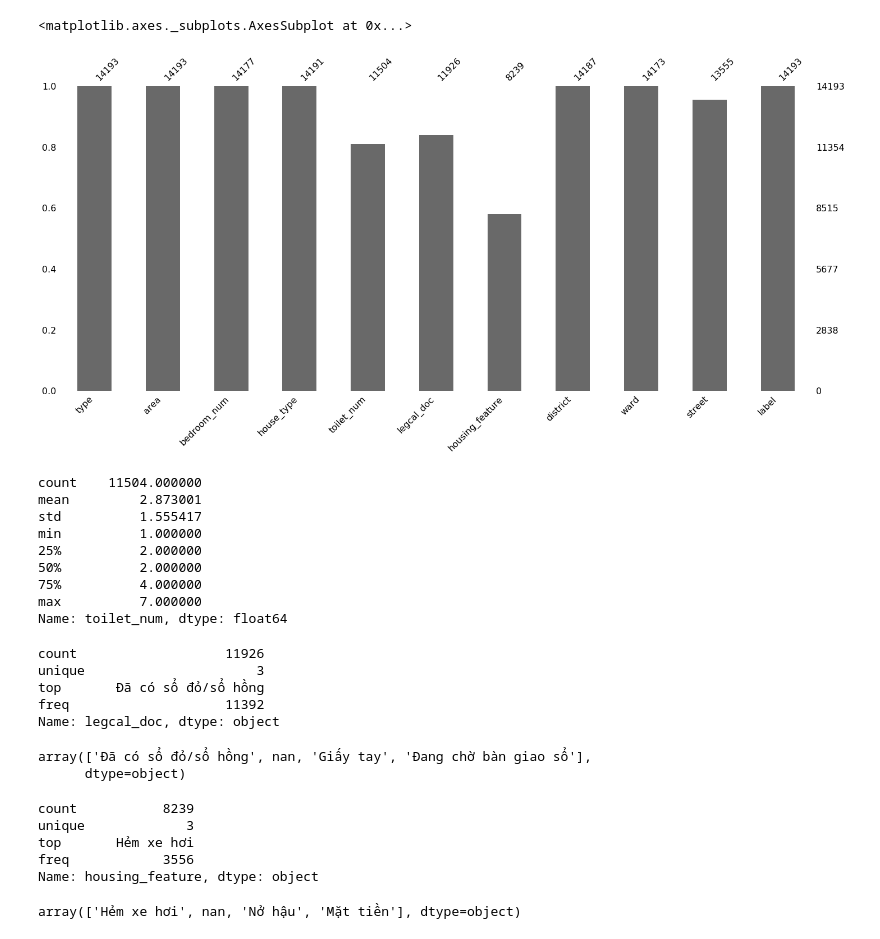
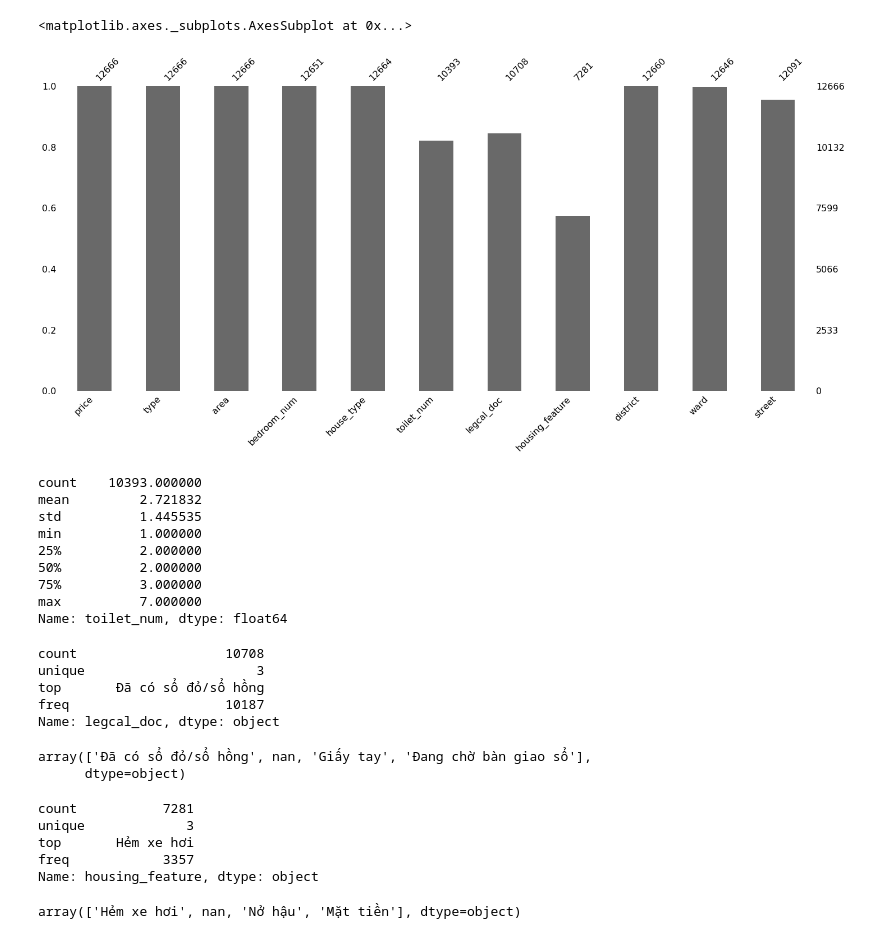
Before and after one commit to VoNhatVinh/DataScienceProject, a Jupyter notebook: data/Untitled.ipynb, the cells around one changed output. Cells and saved outputs as stored; diff of their text form; code cells hidden in the pictures.

```diff
--- a/data/Untitled.ipynb
+++ b/data/Untitled.ipynb
@@ -22,2 +22,0 @@ train.sample(3)
-# %%
-x = train.price.describe()
@@ -24,27 +37,41 @@ x = train.price.describe()
 # %%
-class CatePriceDrop(BaseEstimator, TransformerMixin):
+train_pre1 = train[(train.price >= 1e8) & (train.price <= 1e10)].copy()
+train_pre1['type'] = train_pre1['type'].apply(lambda x: x if x == 'Môi giới' else 'Khác')
+train_pre1.drop(columns=['time','link','address',
+                     'title','city','description',
+                     'block_name','total_floor','direction'], inplace=True)
+
+class CateCol(BaseEstimator, TransformerMixin):
+    def __init__(self, col_name='price', _type=4):
+        self.col_name = col_name
+        self._type = _type
     def fit(self, X_df, y=None):
-        details = X_df.price.describe()
+        details = X_df[self.col_name].describe()
         self._25 = details['25%']
         self._50 = details['50%']
         self._75 = details['75%']
         return self
 
     def to_cate(self, x):
+        if self._type == 2:
+            if x < self._50:
+                return 0
+            return 1
+
         if x < self._25:
+            return 0
+        if x < self._50:
             return 1
-        if x < self._50:
+        if x < self._75:
             return 2
-        if x < self._75:
-            return 3
-        return 4
+        return 3
 
     def transform(self, X_df, y=None):
         res_df = X_df.copy()
-        res_df['label'] = res_df['price'].apply(lambda x: self.to_cate(x))
-        res_df['type'] = res_df['type'].apply(lambda x: x if x == 'Môi giới' else 'Khác')
-        res_df.drop(columns=['price','time','link','address',
-                             'title','city','description',
-                             'block_name','total_floor','direction'], inplace=True)
+        res_df[self.col_name] = res_df[self.col_name].apply(lambda x: self.to_cate(x))
         return res_df
+#         res_df['type'] = res_df['type'].apply(lambda x: x if x == 'Môi giới' else 'Khác')
+#         res_df.drop(columns=['price','time','link','address',
+#                              'title','city','description',
+#                              'block_name','total_floor','direction'], inplace=True)
 # %%
@@ -61,26 +81,26 @@ train_transform.sample(5)
 # %%
-msn.bar(train_transform)
+msn.bar(train_pre1)
 # %% [output]
 <matplotlib.axes._subplots.AxesSubplot at 0x...>
-[figure, old version]
+[figure, new version]
 # %%
-train_transform.toilet_num.describe()
+train_pre1.toilet_num.describe()
 # %% [output]
-count    11504.000000
-mean         2.873001
-std          1.555417
+count    10393.000000
+mean         2.721832
+std          1.445535
 min          1.000000
 25%          2.000000
 50%          2.000000
-75%          4.000000
+75%          3.000000
 max          7.000000
 Name: toilet_num, dtype: float64
 # %%
-train_transform.legcal_doc.describe()
+train_pre1.legcal_doc.describe()
 # %% [output]
-count                   11926
+count                   10708
 unique                      3
 top       Đã có sổ đỏ/sổ hồng
-freq                    11392
+freq                    10187
 Name: legcal_doc, dtype: object
 # %%
@@ -89,11 +109,11 @@ train_transform.legcal_doc.unique()
 array(['Đã có sổ đỏ/sổ hồng', nan, 'Giấy tay', 'Đang chờ bàn giao sổ'],
       dtype=object)
 # %%
-train_transform.housing_feature.describe()
+train_pre1.housing_feature.describe()
 # %% [output]
-count           8239
+count           7281
 unique             3
 top       Hẻm xe hơi
-freq            3556
+freq            3357
 Name: housing_feature, dtype: object
 # %%
```
Also changed, not shown: parts of 11 cells of this notebook.
